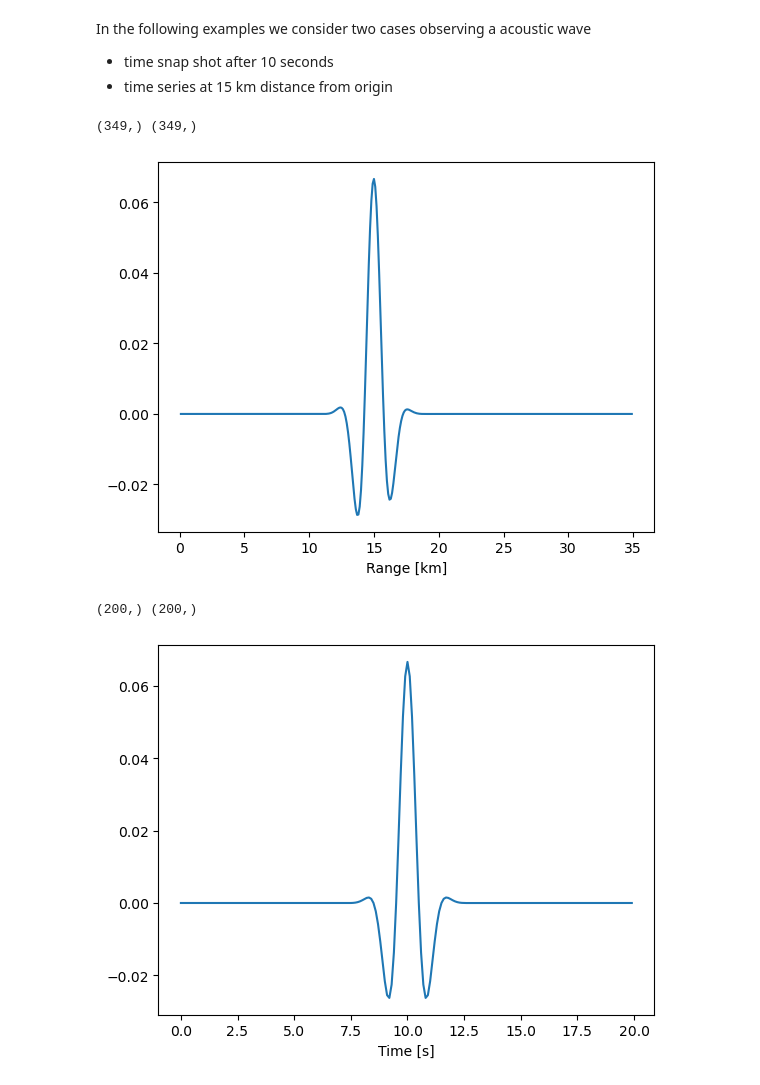
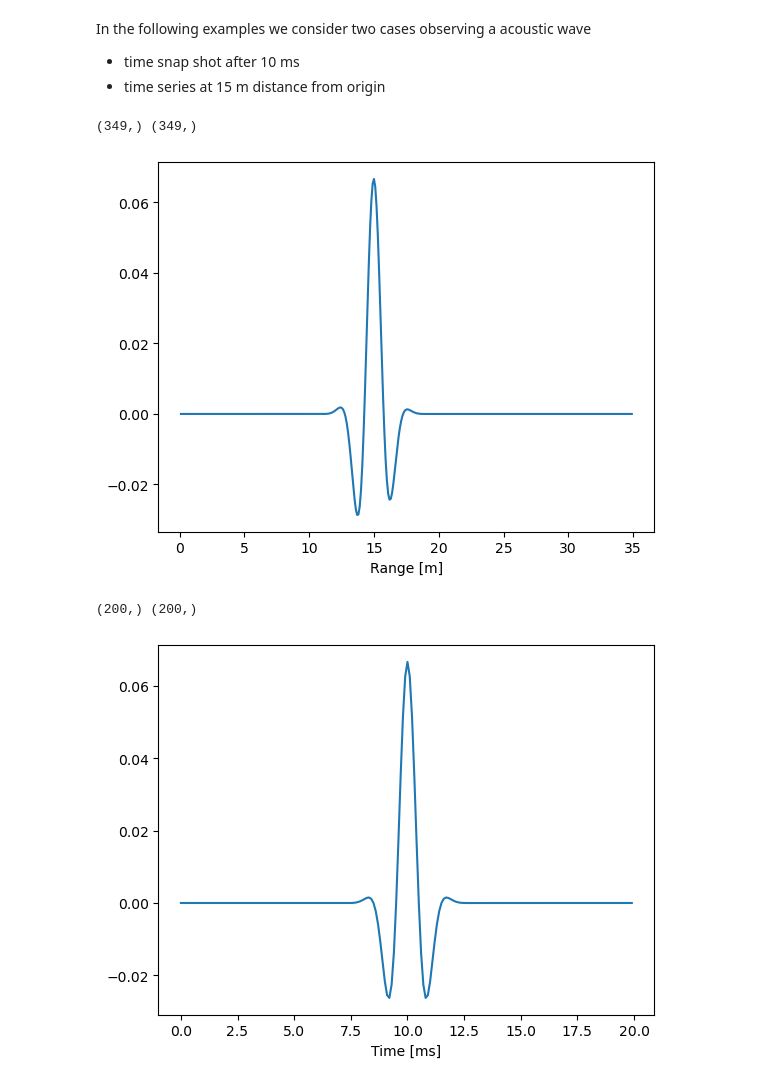
Before and after one commit to WMXZ-EU/wmxz-eu.github.io, a Jupyter notebook: _sources/BLM/blm_2.ipynb, the cells around one changed output. Saved outputs shown, nothing was run; the diff lists cells and outputs as text; code cells hidden in the pictures.

```diff
--- a/_sources/BLM/blm_2.ipynb
+++ b/_sources/BLM/blm_2.ipynb
@@ -61,43 +63,43 @@ P(ct-r)=\frac{P_0}{r}\exp{\Big(-\frac{1}{2}\big(\frac{ct-r}{\sigma}\big)^2\Big)}
 \end{equation}
 # %% [markdown]
 In the following examples we consider two cases observing a acoustic wave
-- time snap shot after 10 seconds
-- time series at 15 km distance from origin
+- time snap shot after 10 ms
+- time series at 15 m distance from origin
 # %%
 import numpy as np
 import matplotlib.pyplot as plt
 #
-c=1.5   # km/s
+c=1500   # m/s
 Po=1
-sigma=1 # km
-lam=3  # km
+sigma=1 # m
+lam=3  # m
 
-def Signal(c,t,r,sigma,lam):
+def Pulse(c,t,r,sigma,lam):
     return 1/r*np.exp(-1/2*((c*t-r)/sigma)**2)*np.cos(2*np.pi/lam*(c*t-r))
 
-#case 1
-r=np.arange(0.1,35,0.1)
-t=10 # time of snaphot
-x1=Po*Signal(c,t,r,sigma,lam)
+#=== case 1 ===
+r=np.arange(0.1,35,0.1)   # m
+t=0.01                    # s time of snaphot
+x1=Po*Pulse(c,t,r,sigma,lam)
 print(np.shape(r),np.shape(x1))
 #
 plt.plot(r,x1)
-plt.xlabel("Range [km]")
+plt.xlabel("Range [m]")
 plt.show()
 
-#case 2
-r=15 # fixed distance
-t=np.arange(0,20,0.1);
-x2=Po*Signal(c,t,r,sigma,lam)
+#=== case 2 ===
+r=15                        # m fixed distance
+t=np.arange(0,0.02,0.1e-3); # s
+x2=Po*Pulse(c,t,r,sigma,lam)
 print(np.shape(t),np.shape(x2))
 #
-plt.plot(t,x2)
-plt.xlabel("Time [s]")
+plt.plot(t*1000,x2)
+plt.xlabel("Time [ms]")
 plt.show()
 # %% [output]
 (349,) (349,)
-[figure, old version]
+[figure, new version]
 (200,) (200,)
-[figure, old version]
+[figure, new version]
 # %% [markdown]
 ### Observations
```
Also changed, not shown: parts of 4 cells of this notebook, 38 other files.
